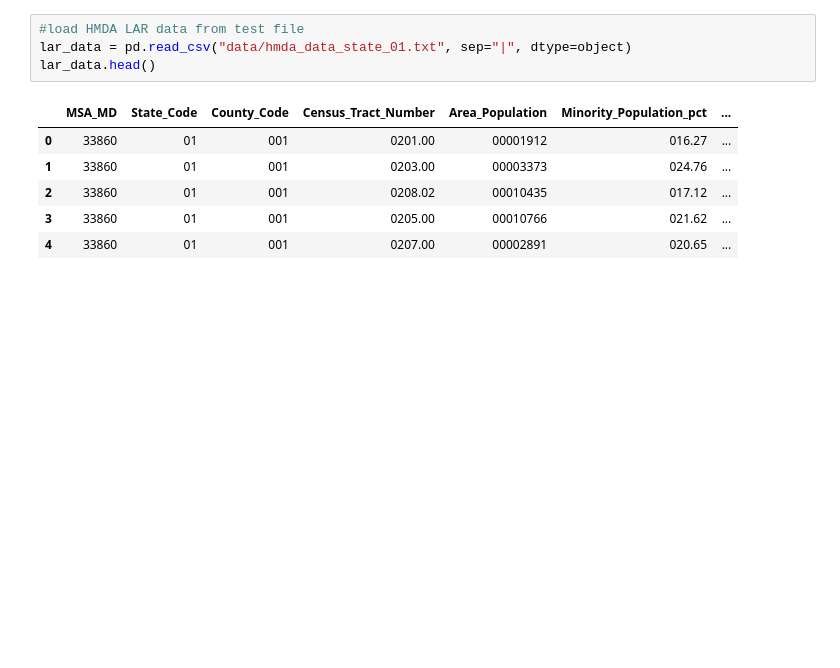
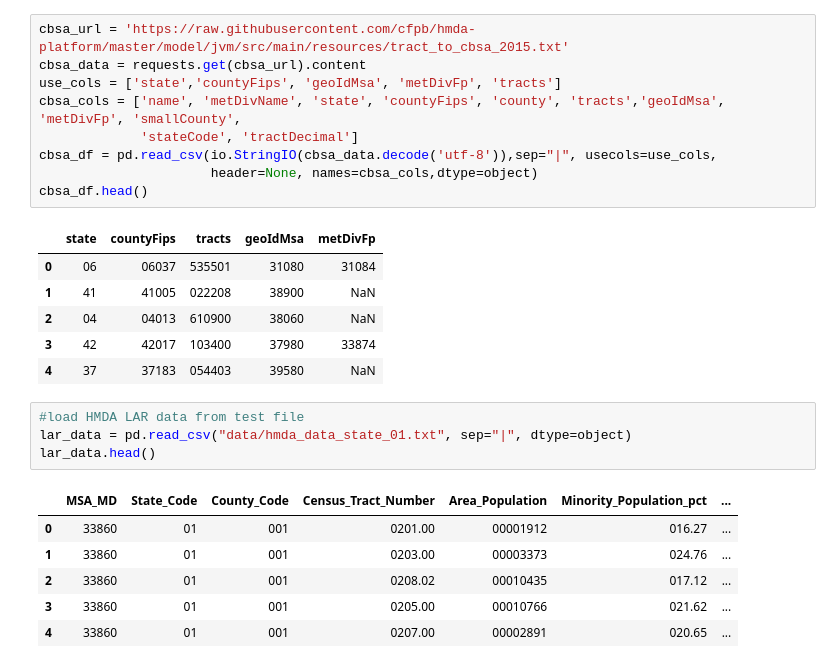
Before and after one commit to Kibrael/census_api, a Jupyter notebook: census_data_compile.ipynb, the cells around one changed output. Saved outputs shown, nothing was run; the diff lists cells and outputs as text; blank space fills up the shorter version.

```diff
--- a/census_data_compile.ipynb
+++ b/census_data_compile.ipynb
@@ -18,3 +31,19 @@ with open("../creds.json", 'r') as f:
+# %%
+cbsa_url = 'https://raw.githubusercontent.com/cfpb/hmda-platform/master/model/jvm/src/main/resources/tract_to_cbsa_2015.txt'
+cbsa_data = requests.get(cbsa_url).content
+use_cols = ['state','countyFips', 'geoIdMsa', 'metDivFp', 'tracts']
+cbsa_cols = ['name', 'metDivName', 'state', 'countyFips', 'county', 'tracts','geoIdMsa', 'metDivFp', 'smallCounty',
+             'stateCode', 'tractDecimal']
+cbsa_df = pd.read_csv(io.StringIO(cbsa_data.decode('utf-8')),sep="|", usecols=use_cols,
+                      header=None, names=cbsa_cols,dtype=object)
+cbsa_df.head()
+# %% [output]
+|  | state | countyFips | tracts | geoIdMsa | metDivFp |
+| 0 | 06 | 06037 | 535501 | 31080 | 31084 |
+| 1 | 41 | 41005 | 022208 | 38900 | NaN |
+| 2 | 04 | 04013 | 610900 | 38060 | NaN |
+| 3 | 42 | 42017 | 103400 | 37980 | 33874 |
+| 4 | 37 | 37183 | 054403 | 39580 | NaN |
 # %%
 #load HMDA LAR data from test file
 lar_data = pd.read_csv("data/hmda_data_state_01.txt", sep="|", dtype=object)
```
Also changed, not shown: parts of 4 cells of this notebook.
